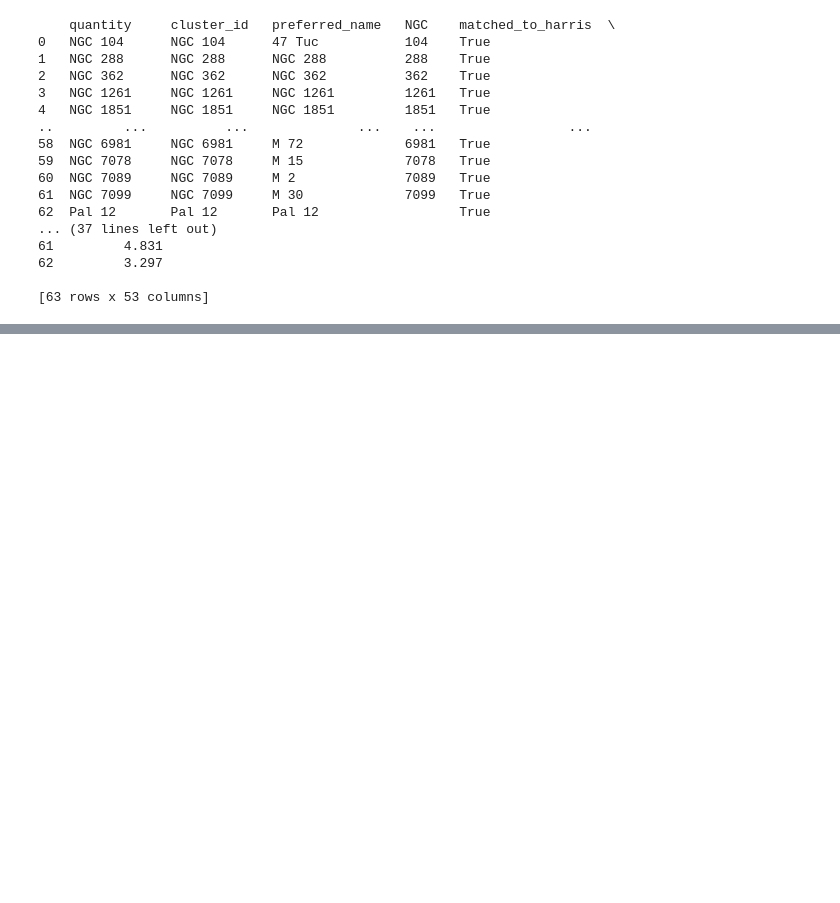
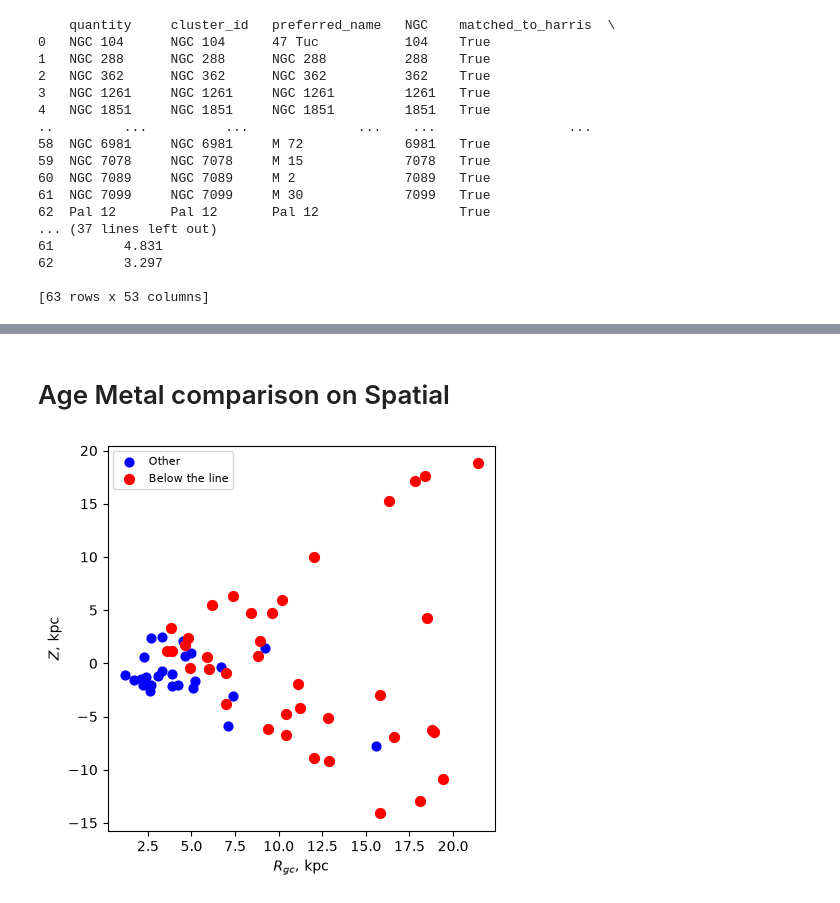
Before and after one commit to stormrealz/PHYS3116_Larawag, a Jupyter notebook: Will's Files/Filtered Data Analysis/ZRgc.ipynb, the cells around one changed output, grey strips where cells are left out. Drawn from its saved outputs; the diff is of its cells as text; code cells hidden in the pictures; blank space fills up the shorter version.

```diff
--- a/Will's Files/Filtered Data Analysis/ZRgc.ipynb
+++ b/Will's Files/Filtered Data Analysis/ZRgc.ipynb
@@ -52,0 +90,54 @@ Text(0, 0.5, '$z$, $kpc$')
+# %%
+x = np.asarray(filtered_FeH, dtype=float)
+y = np.asarray(filtered_Age, dtype=float)
+rgc = np.asarray(filtered_R_G, dtype=float)
+
+def model(x, a, b, c):
+    return c - a * np.exp(b * x)
+a, b, c = 11.6, 1.22, 14.6
+
+redcutoff = model(x, a, b, c)        # age the red line gives at each point's [Fe/H]
+in_range = (x >= -2.4) & (x <= -0.48)  # so it doesn't go outside the dataset
+below = (y < redcutoff) & in_range # things below the red line and between -2.4 and -0.48
+
+below_mask = pd.DataFrame({
+    'FeH': x[below],
+    'Age': y[below],
+    'R_gc': rgc[below],
+    'Line_Age': redcutoff[below],
+    'Offset': y[below] - redcutoff[below],   # negative = below the line
+}).sort_values('Offset').reset_index(drop=True)
+# %% [markdown]
+# Age Metal comparison on Spatial
+# %%
+import numpy as np
+import matplotlib.pyplot as plt
+
+# Assuming filtered_R_gc, filtered_Z, and below are already defined from your previous steps
+z_vals = np.asarray(filtered_z, dtype=float)
+rgc_vals = np.asarray(filtered_Rgc, dtype=float)
+
+fig, axes = plt.subplots(1, figsize=(5, 5))
+
+# 1. Plot the "other" points (not in the mask)
+axes.scatter(
+    rgc_vals[~below], z_vals[~below],
+    marker='o', s=40, color='blue', label='Other'
+)
+
+# 2. Highlight the 36 "below the line" candidates with red crosses
+axes.scatter(
+    rgc_vals[below], z_vals[below],
+    marker='o', s=50, color='red', label='Below the line'
+)
+
+# Optional: If you also want to use absolute values for Z on a log scale later,
+# you'd replace z_vals[below] with np.abs(z_vals[below]) and set scale to 'log'.
+
+axes.set_xlabel(r'$R_{gc}, \, \mathrm{kpc}$')
+axes.set_ylabel(r'$Z, \, \mathrm{kpc}$')
+axes.legend(fontsize=8)
+
+plt.show()
+# %% [output]
+[figure, added]
```
Also changed, not shown: parts of 5 cells of this notebook, 6 other files.
